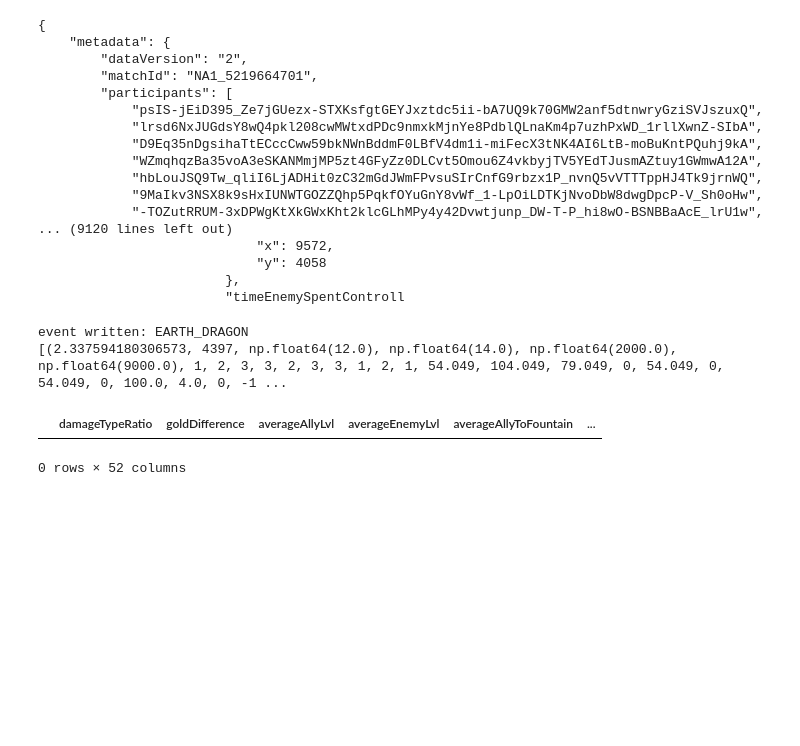
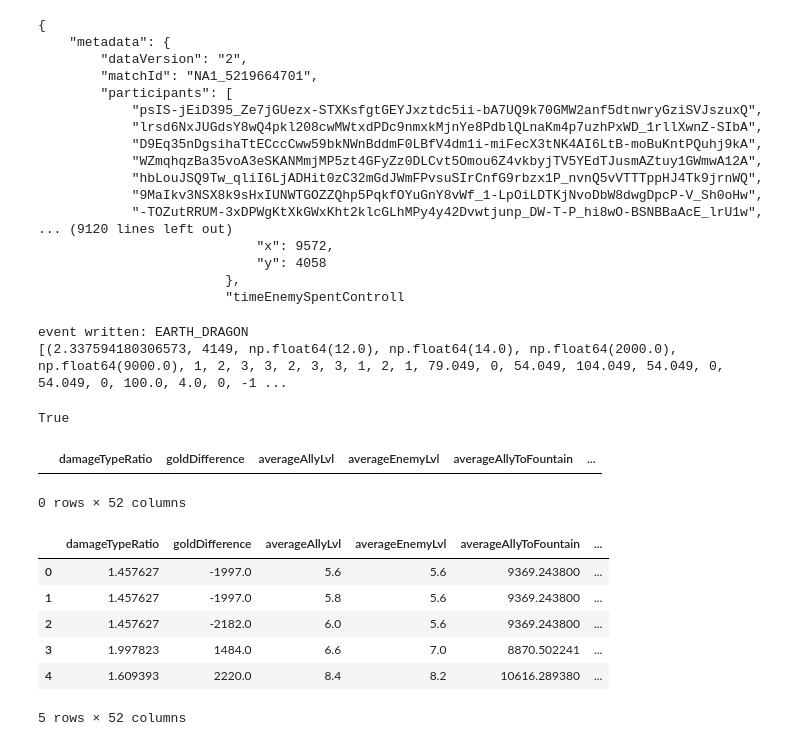
Before and after one commit to lukephysicist/LoL_Objective_Strength, a Jupyter notebook: data_acq/figurin.ipynb, the cells around one changed output. Cells and saved outputs as stored; diff of their text form; code cells hidden in the pictures; blank space fills up the shorter version.

```diff
--- a/data_acq/figurin.ipynb
+++ b/data_acq/figurin.ipynb
@@ -119,7 +137,7 @@ inter_minute = {
     "red_bot_turrets": 2,
     "feats_of_strength": 0,
     "atakhan": 100,
-    "has_soul":200,
+    "has_soul": 200,
     "killed_herald": 200,
 
     "baron_exp_at": 720000,
@@ -130,7 +148,7 @@ inter_minute = {
     "baron_up_at": 1500000,
     "dragon_up_at": 300000,
     "elder_up_at": 1500000,
-    "soul_type": "",
+    "soul_type": "Unknown",
 
     "blue_nexus_turrets_respawn": [600000,650000],
     "red_nexus_turrets_respawn": [625000,500000],
@@ -139,8 +157,8 @@ inter_minute = {
 
     "blue_levels": [14,13,15,16,12],
     "red_levels" : [12,11,13,10,14],
-    "blue_respawns": [3,2,4,1,5],
-    "red_respawns": [4,5,3,6,2],
+    "blue_respawns": [600000,700000,700000,600000,500000],
+    "red_respawns": [500000,500000,700000,600000,500000],
                                                                       #545951
     "blue_distance_fountain" : [8000,9000,10000],
     "red_distance_fountain" : [1000,2000,3000]
@@ -151,11 +169,21 @@ def write_row_vector(array, statics, team, snapshot, event, inter_minute, intra_
     array.append(row)
     print(f"event written: {objective}")
 
-write_row_vector(match_rows, blue_statics, 200, snapshot, event, inter_minute, intra_minute, 'EARTH_DRAGON', 'diamond', 'na')
+write_row_vector(match_rows, red_statics, 200, snapshot, event, inter_minute, intra_minute, 'EARTH_DRAGON', 'diamond', 'na')
 print(match_rows)
 # %% [output]
 event written: EARTH_DRAGON
-[(2.337594180306573, 4397, np.float64(12.0), np.float64(14.0), np.float64(2000.0), np.float64(9000.0), 1, 2, 3, 3, 2, 3, 3, 1, 2, 1, 54.049, 104.049, 79.049, 0, 54.049, 0, 54.049, 0, 100.0, 4.0, 0, -1 ...
+[(2.337594180306573, 4149, np.float64(12.0), np.float64(14.0), np.float64(2000.0), np.float64(9000.0), 1, 2, 3, 3, 2, 3, 3, 1, 2, 1, 79.049, 0, 54.049, 104.049, 54.049, 0, 54.049, 0, 100.0, 4.0, 0, -1 ...
+# %%
+from grab import is_valid_game, get_patch
+import json
+with open("match.json", 'r') as file:
+    match = json.load(file)
+
+
+is_valid_game(match, '14.2')
+# %% [output]
+True
 # %%
 import pandas as pd
 
@@ -188,3 +216,15 @@ df.to_parquet('objective_data.parquet')
 # %% [output]
 |  | damageTypeRatio | goldDifference | averageAllyLvl | averageEnemyLvl | averageAllyToFountain | ... |
 0 rows × 52 columns
+# %%
+import pandas as pd
+df = pd.read_parquet('objective_data.parquet')
+df.head()
+# %% [output]
+|  | damageTypeRatio | goldDifference | averageAllyLvl | averageEnemyLvl | averageAllyToFountain | ... |
+| 0 | 1.457627 | -1997.0 | 5.6 | 5.6 | 9369.243800 | ... |
+| 1 | 1.457627 | -1997.0 | 5.8 | 5.6 | 9369.243800 | ... |
+| 2 | 1.457627 | -2182.0 | 6.0 | 5.6 | 9369.243800 | ... |
+| 3 | 1.997823 | 1484.0 | 6.6 | 7.0 | 8870.502241 | ... |
+| 4 | 1.609393 | 2220.0 | 8.4 | 8.2 | 10616.289380 | ... |
+5 rows × 52 columns
```
Also changed, not shown: parts of 3 cells of this notebook, 7 other files.
